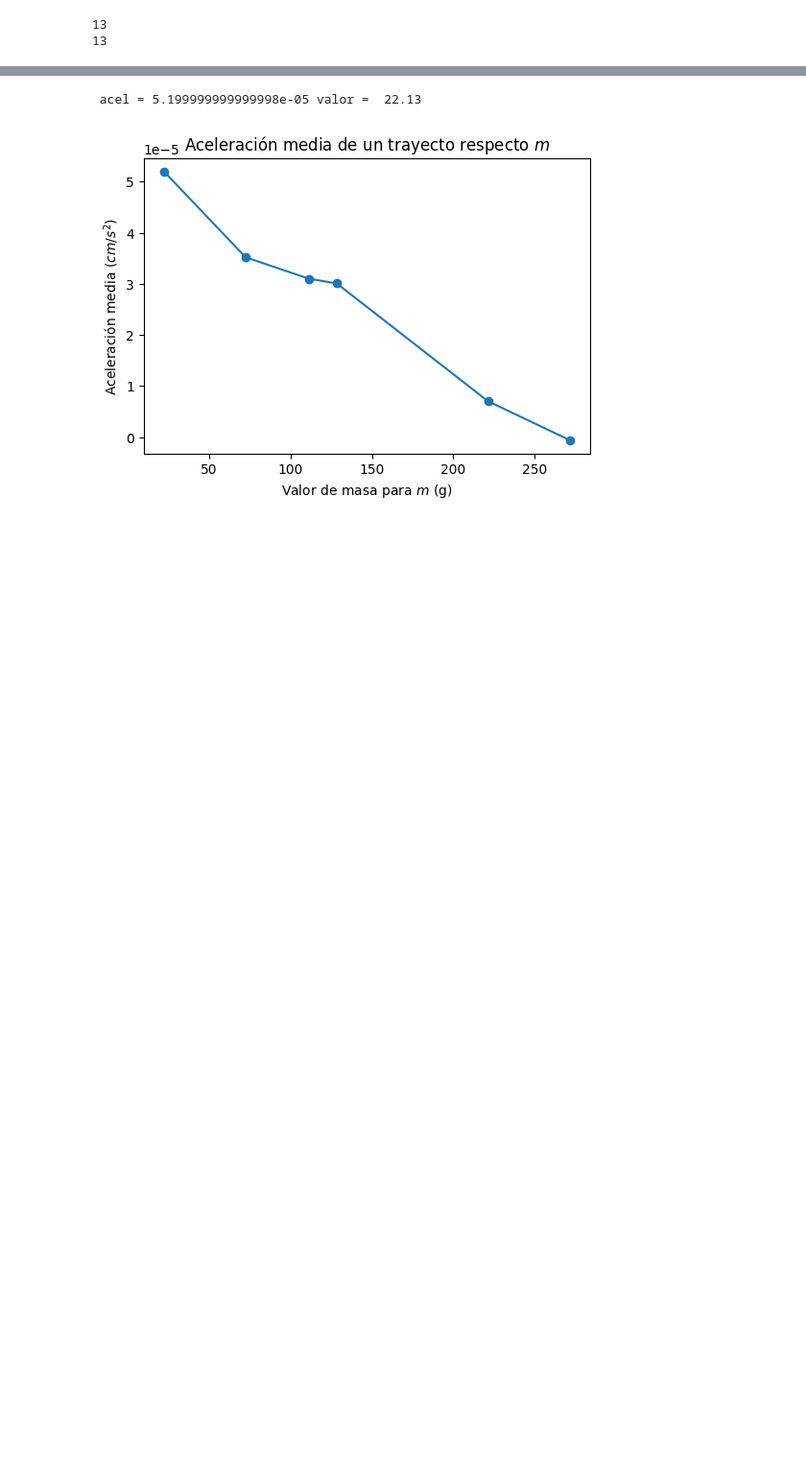
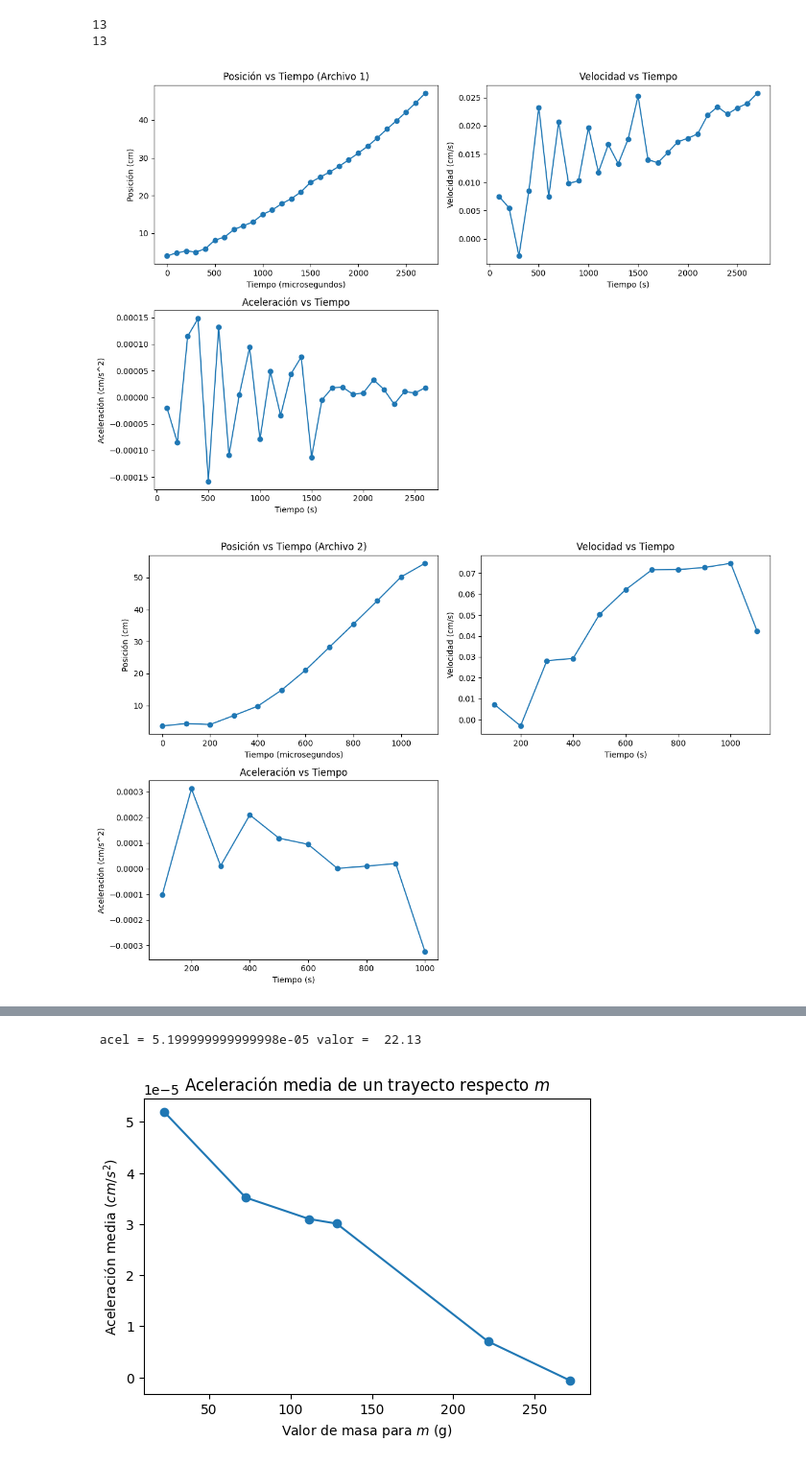
Before and after one commit to BryanDrexler/Fisica_TP3, a Jupyter notebook: tp3.ipynb, the cells around one changed output, grey strips where cells are left out. Shown at 96% size. Saved outputs shown, nothing was run; the diff lists cells and outputs as text; code cells hidden in the pictures; blank space fills up the shorter version.

```diff
--- a/tp3.ipynb
+++ b/tp3.ipynb
@@ -59,10 +60,11 @@ def p_v_a(datos):
 
         # Aquí puedes llamar a tu función con los tiempos y posiciones
         # Por ejemplo:
-        calcular_y_graficar(tiempos, posiciones, i)
+        calcular_y_graficar(tiempos, posiciones, i, True)
 
 def calcular_y_graficar(tiempos, posiciones, i, plot = False):
     # Calculamos las diferencias de tiempo y posición
+    #tiempos = tiempos*1000000
     dt = np.diff(tiempos)
     dx = np.diff(posiciones)
 
@@ -71,30 +73,33 @@ def calcular_y_graficar(tiempos, posiciones, i, plot = False):
 
     # Calculamos la aceleración como la razón de cambio de la velocidad respecto al tiempo
     aceleraciones = np.diff(velocidades) / dt[:-1]
     if plot == True:
         # Ahora puedes graficar los resultados
         plt.figure(figsize=(12, 8))
 
         plt.subplot(2, 2, 1)
         plt.title(f'Posición vs Tiempo (Archivo {i+1})')
         plt.plot(tiempos, posiciones, 'o-')
         #plt.title('Posición vs Tiempo')
         plt.xlabel('Tiempo (microsegundos)')
         plt.ylabel('Posición (cm)')
 
         plt.subplot(2, 2, 2)
         plt.plot(tiempos[1:], velocidades, 'o-')
         plt.title('Velocidad vs Tiempo')
         plt.xlabel('Tiempo (s)')
         plt.ylabel('Velocidad (cm/s)')
 
         plt.subplot(2, 2, 3)
         plt.plot(tiempos[1:-1], aceleraciones, 'o-')
         plt.title('Aceleración vs Tiempo')
         plt.xlabel('Tiempo (s)')
         plt.ylabel('Aceleración (cm/s^2)')
 
         plt.tight_layout()
         plt.show()
 
 p_v_a(datos)
+# %% [output]
+[figure, added]
+[figure, added]
```
Also changed, not shown: parts of 3 cells of this notebook.
